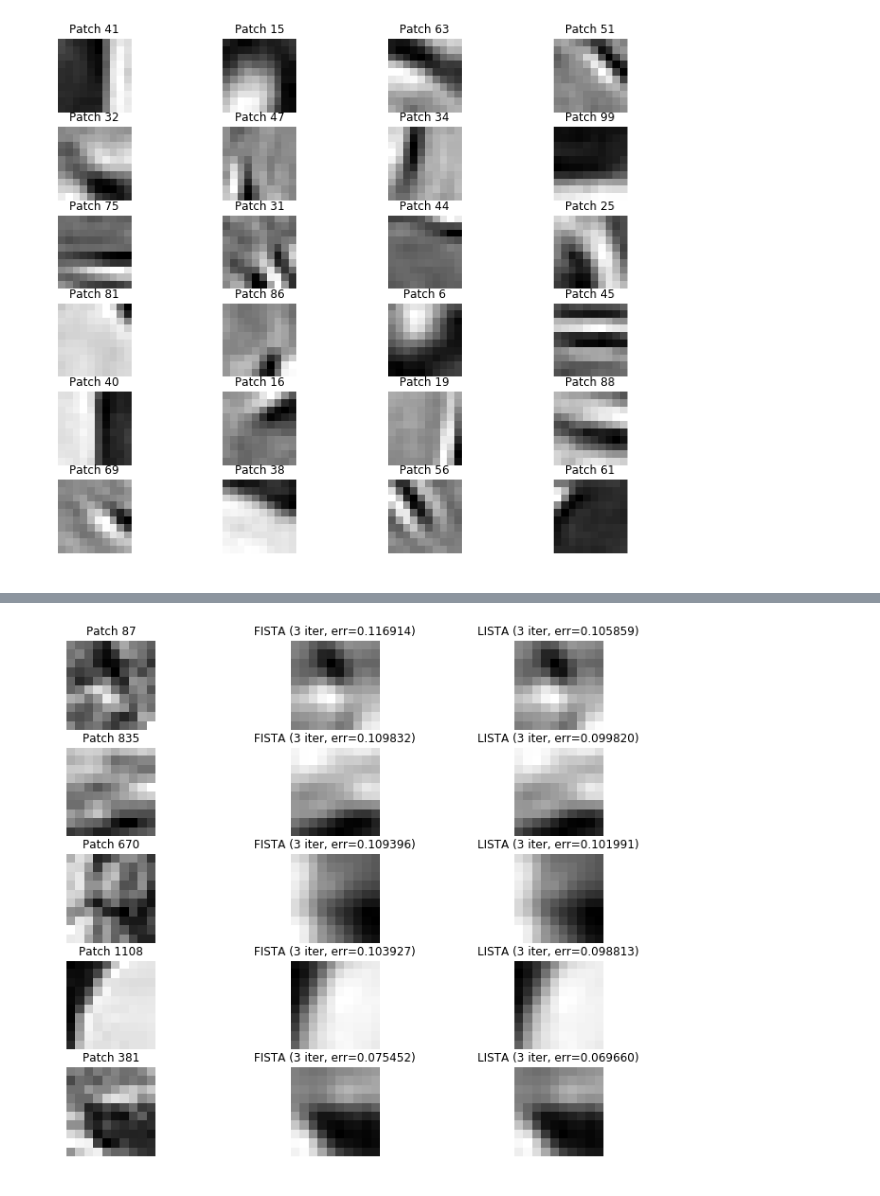
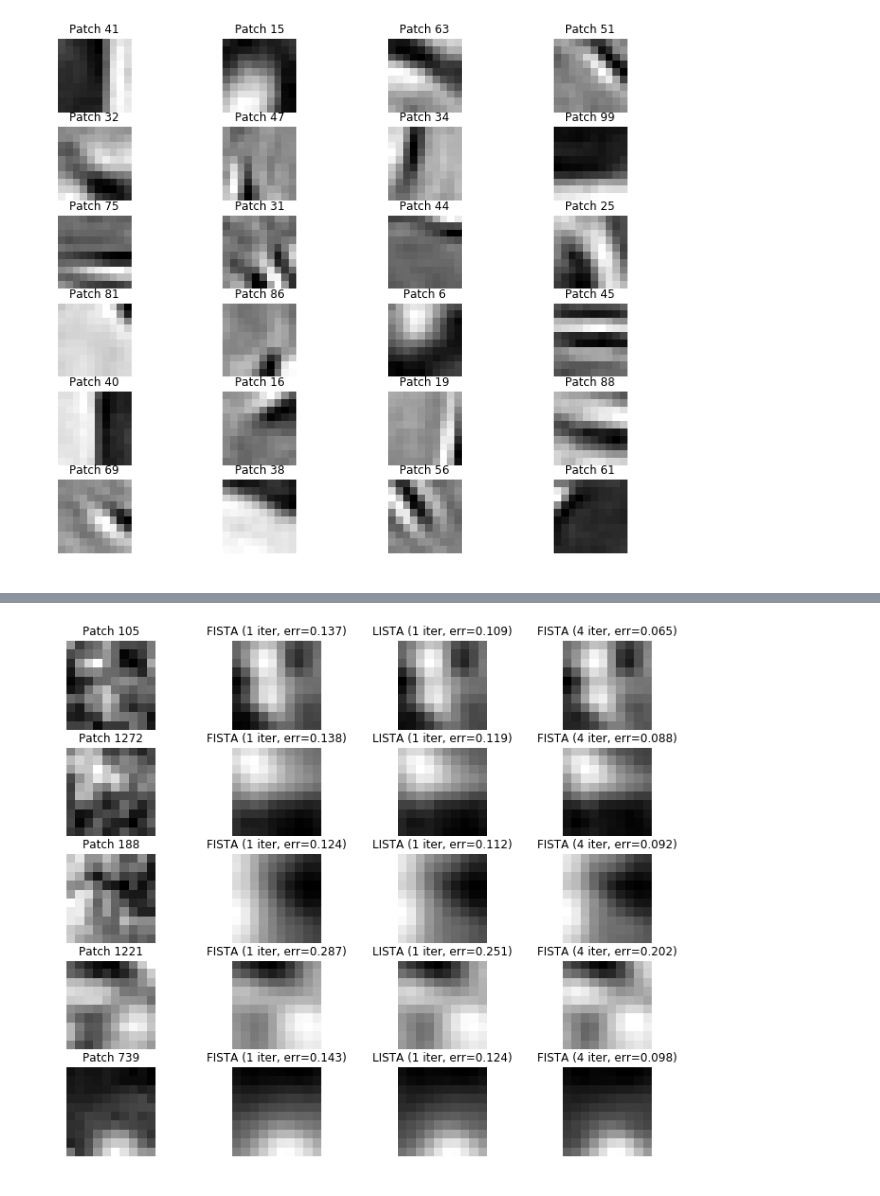
Before and after one commit to mago876/sparse_codes, a Jupyter notebook: test_algoritmos.ipynb, the cells around one changed output, grey strips where cells are left out. Drawn from its saved outputs; the diff is of its cells as text; code cells hidden in the pictures.

```diff
--- a/test_algoritmos.ipynb
+++ b/test_algoritmos.ipynb
@@ -245,7 +245,7 @@ for i in range(num_im):
 P = X_train.shape[1]  # Cantidad de patches de entrenamiento
 num_iters = 4*P  # Para usar varias veces cada patch en el entrenamiento (en promedio)
 indices = np.random.randint(P, size=num_iters)  # Para elegir patch al azar
-T = 3  # Cuantas iteraciones queremos hacer en LISTA
+T = 1  # Cuantas iteraciones queremos hacer en LISTA
 lr = {'We': 1e-4, 'S': 1e-4, 'theta': 1e-4}  # Learning rates para SGD
 print 'Entrenando LISTA para T=%d:' % T
 
@@ -287,36 +269,40 @@ Iteracion 49000 de 49008
 # %%
 # Para testear, representamos algunos patches de test
 # en este diccionario usando FISTA y LISTA:
 num_im = 5  # Cantidad de patches a mostrar
 idx = np.random.choice(range(X_test.shape[1]), num_im, replace=False)
 times_FISTA = np.zeros((num_im))  # Medimos tiempos de ejecucion
 times_LISTA = np.zeros((num_im))  # Medimos tiempos de ejecucion
 
 for i in range(num_im):
     Xp = X_test[:,idx[i]]
 
     # Corremos FISTA:
     tic = time()
     aux = FISTA(Wd, Xp, alpha, maxiter=1000)
     toc = time()
     times_FISTA[i] = toc-tic
     Zopt = aux[-1]  # Asumimos que FISTA converge al codigo optimo
     Zp_FISTA = aux[T]  # Iteracion T de FISTA
+    Zp_FISTA2 = aux[T+3]  # Iteracion T+3 de FISTA
     cant_iter = len(aux) - 1  # Resultado y cantidad de iteraciones
 
     # Corremos LISTA:
     tic = time()
     Zp_LISTA = LISTA_fprop(Xp, We, S, theta, T)[0][-1]
     toc = time()
     times_LISTA[i] = toc-tic
 
     err_FISTA = np.sum((Zopt-Zp_FISTA)**2)
+    err_FISTA2 = np.sum((Zopt-Zp_FISTA2)**2)
     err_LISTA = np.sum((Zopt-Zp_LISTA)**2)
-    plt.subplot(num_im, 3, 3*i+1), plt.imshow(Xp.reshape((10,10)))
+    plt.subplot(num_im, 4, 4*i+1), plt.imshow(Xp.reshape((10,10)))
     plt.axis('off'), plt.title('Patch %d' % idx[i])
-    plt.subplot(num_im, 3, 3*i+2), plt.imshow(Wd.dot(Zp_FISTA).reshape((10,10)))
-    plt.axis('off'), plt.title('FISTA (%d iter, err=%f)' % (T, err_FISTA))
-    plt.subplot(num_im, 3, 3*i+3), plt.imshow(Wd.dot(Zp_LISTA).reshape((10,10)))
-    plt.axis('off'), plt.title('LISTA (%d iter, err=%f)' % (T, err_LISTA))
+    plt.subplot(num_im, 4, 4*i+2), plt.imshow(Wd.dot(Zp_FISTA).reshape((10,10)))
+    plt.axis('off'), plt.title('FISTA (%d iter, err=%.3f)' % (T, err_FISTA))
+    plt.subplot(num_im, 4, 4*i+3), plt.imshow(Wd.dot(Zp_LISTA).reshape((10,10)))
+    plt.axis('off'), plt.title('LISTA (%d iter, err=%.3f)' % (T, err_LISTA))
+    plt.subplot(num_im, 4, 4*i+4), plt.imshow(Wd.dot(Zp_FISTA2).reshape((10,10)))
+    plt.axis('off'), plt.title('FISTA (%d iter, err=%.3f)' % (T+3, err_FISTA2))
 # %% [output]
-[figure, old version]
+[figure, new version]
```
Also changed, not shown: parts of 1 cell of this notebook.
